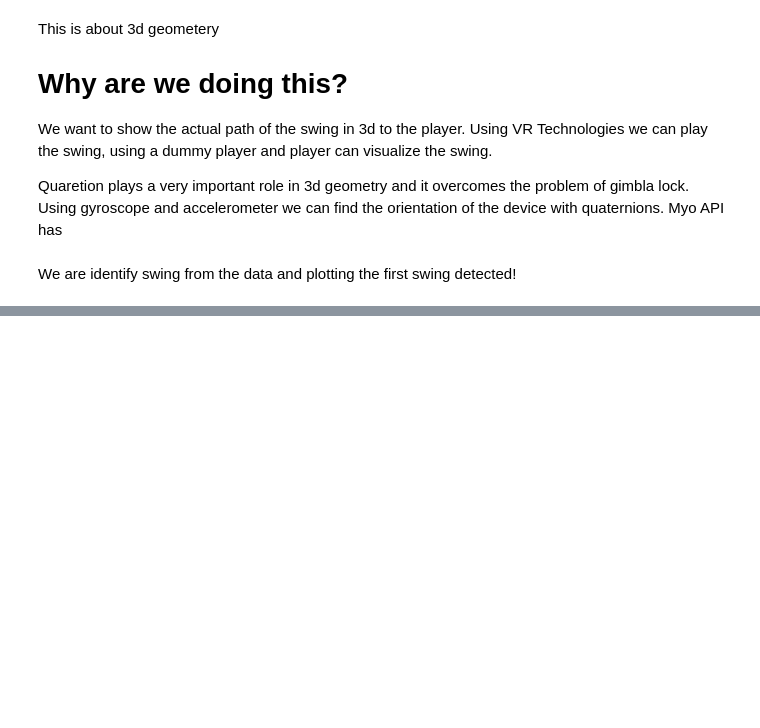
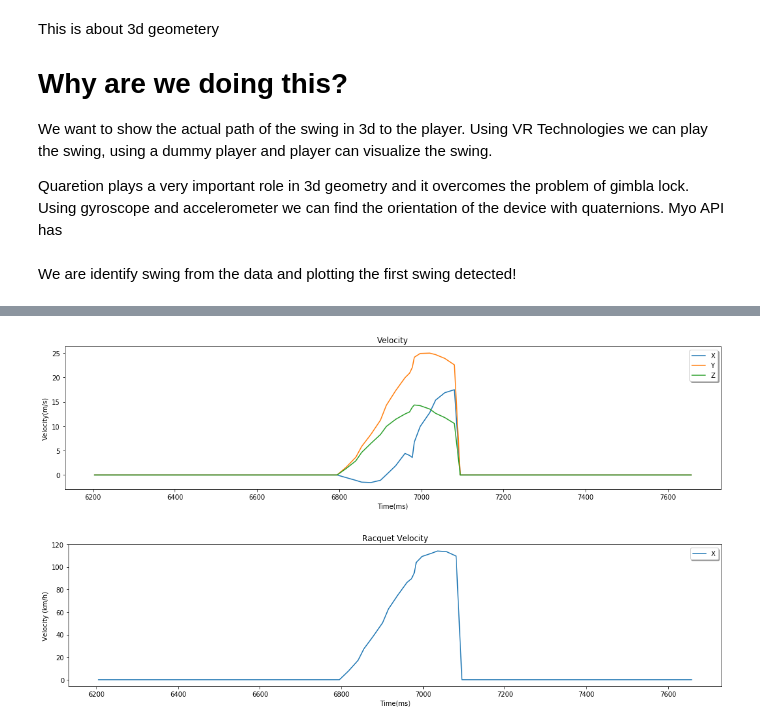
Before and after one commit to shafi-dayatar/SportsAnalytics, a Jupyter notebook: apps/data_analysis/jupyter_notebook/Data_Analysis of IMU data.ipynb, the cells around one changed output, grey strips where cells are left out. Drawn from its saved outputs; the diff is of its cells as text; code cells hidden in the pictures; blank space fills up the shorter version.

Commit message:
Integrated Model

```diff
--- a/apps/data_analysis/jupyter_notebook/Data_Analysis of IMU data.ipynb
+++ b/apps/data_analysis/jupyter_notebook/Data_Analysis of IMU data.ipynb
@@ -177,0 +229,23 @@ plt.show()
+# %%
+#removing earth's gravity(default ) from z axis
+
+#acc[:,2] = acc[:,2] 9.81;
+#samplePeriod = 50;
+
+#Integrate acceleration to yield velocity
+vel = np.zeros(translation_acc.shape);
+for t in range(1,len(vel)):
+    vel[t,:] = vel[t - 1,:] + translation_acc[t,:]# * samplePeriod;
+    if(swingPresent[t] == 0):
+        vel[t,:] = [0, 0, 0];     # force zero velocity when foot stationary
+
+velDrift = np.zeros(vel.shape);
+plot_findings("Velocity", time[startPos:endPos],
+                      vel[startPos:endPos], "Time(ms)", "Velocity(m/s)", ('X', 'Y', 'Z'))
+
+velocity_norm =  np.linalg.norm(vel, axis=1)
+plot_findings("Racquet Velocity", time[startPos:endPos],
+                      velocity_norm[startPos:endPos] * 3.6, "Time(ms)", 'Velocity (km/h)', ('X', 'Y', 'Z'))
+# %% [output]
+[figure, added]
+[figure, added]
```
Also changed, not shown: parts of 42 cells of this notebook, 38 other files.
